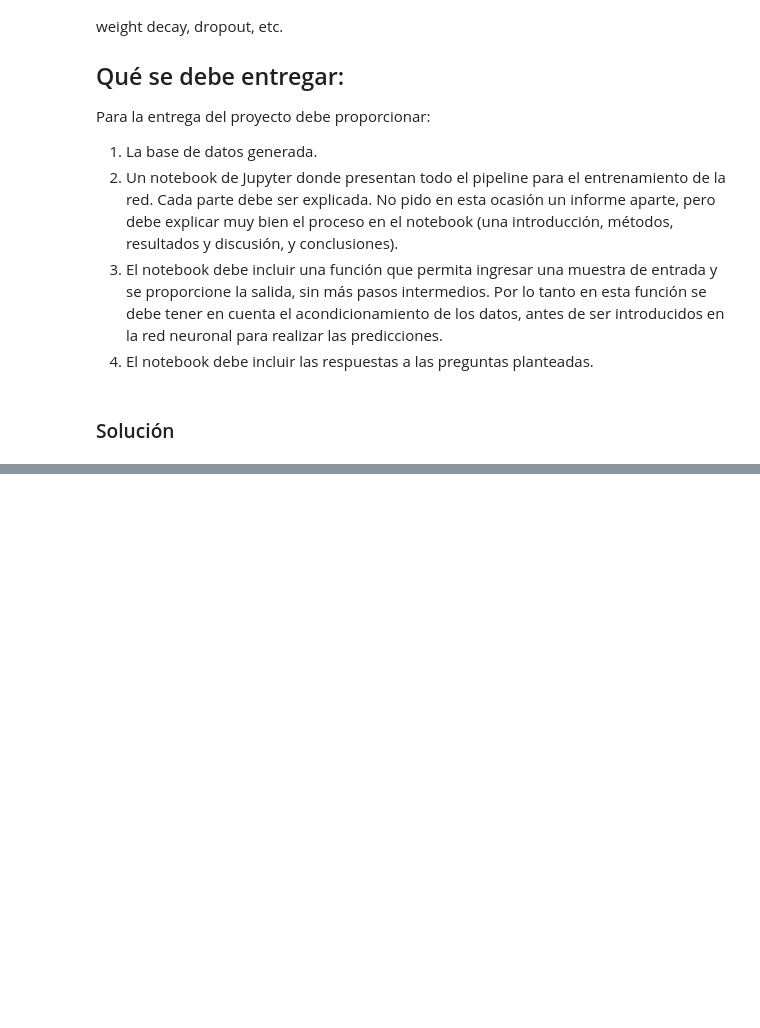
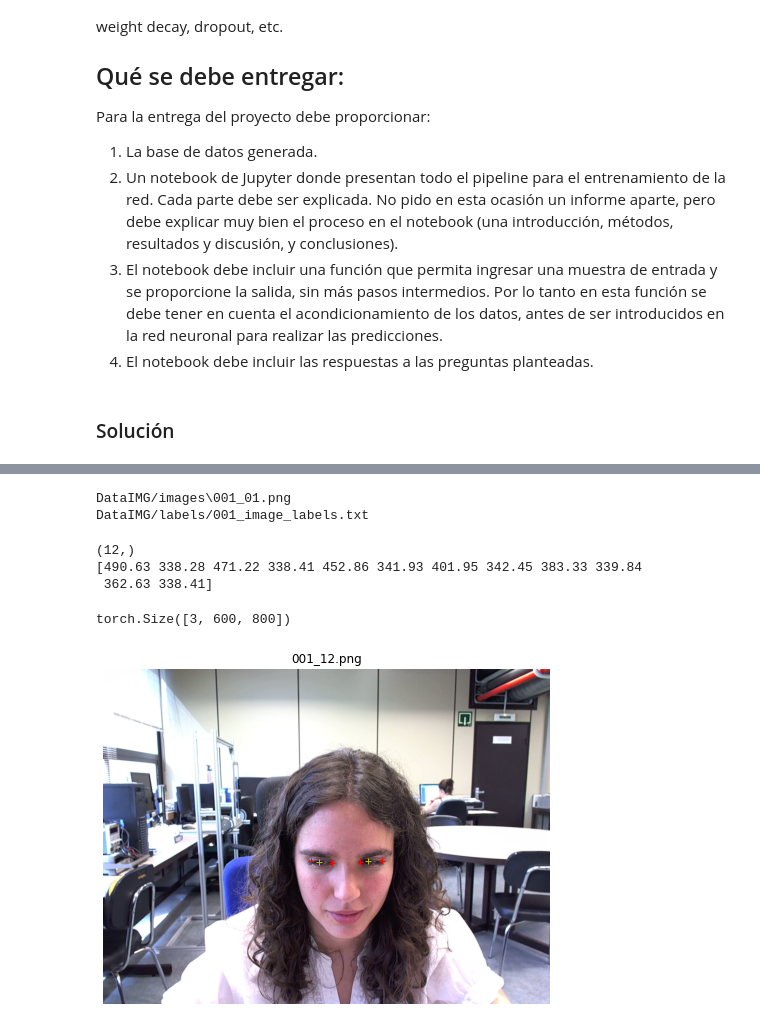
Before and after one commit to gsarmientod/MLP_OJOS, a Jupyter notebook: Donde estan los ojos.ipynb, the cells around one changed output, grey strips where cells are left out. Drawn from its saved outputs; the diff is of its cells as text; code cells hidden in the pictures; blank space fills up the shorter version.

```diff
--- a/Donde estan los ojos.ipynb
+++ b/Donde estan los ojos.ipynb
@@ -40,0 +58,52 @@ prueba commit camila
+# %%
+train_dir = "DataIMG/images/"
+
+images = glob.glob(os.path.join(train_dir,'*.png'))
+# %%
+print(images[0])
+anot0_file = "DataIMG/labels/" + images[0][15:19] + 'image_labels.txt'
+print(anot0_file)
+# %% [output]
+DataIMG/images\001_01.png
+DataIMG/labels/001_image_labels.txt
+# %%
+anot0 = np.genfromtxt(anot0_file)
+anot0 = np.array(anot0[0:1,1:]).reshape(12)
+print(anot0.shape)
+print(anot0)
+# %% [output]
+(12,)
+[490.63 338.28 471.22 338.41 452.86 341.93 401.95 342.45 383.33 339.84
+ 362.63 338.41]
+# %%
+person = read_image(images[0])
+person.shape
+# %% [output]
+torch.Size([3, 600, 800])
+# %%
+from IPython.display import clear_output
+from time import sleep
+
+for i in range(12):
+    clear_output(wait=True)
+
+    person = read_image(images[i])
+
+    anot0_file = "DataIMG/labels/" + images[i][15:19] + 'image_labels.txt'
+    anot0 = np.genfromtxt(anot0_file)
+    anot0 = np.array(anot0[i:i + 1,1:]).reshape(12)
+
+    plt.figure(figsize=(8,8))
+    plt.imshow(person.permute(1,2,0))
+    plt.plot(anot0[0],anot0[1],'+r')
+    plt.plot(anot0[2],anot0[3],'+y') #Pupila izquierda
+    plt.plot(anot0[4],anot0[5],'+r')
+    plt.plot(anot0[6],anot0[7],'+r')
+    plt.plot(anot0[8],anot0[9],'+y') #Pupila derecha
+    plt.plot(anot0[10],anot0[11],'+r')
+    plt.axis('off')
+    plt.title(images[i][15:])
+    plt.show()
+    sleep(0.3)
+# %% [output]
+[figure, added]
```
Also changed, not shown: parts of 8 cells of this notebook, 2 other files.
